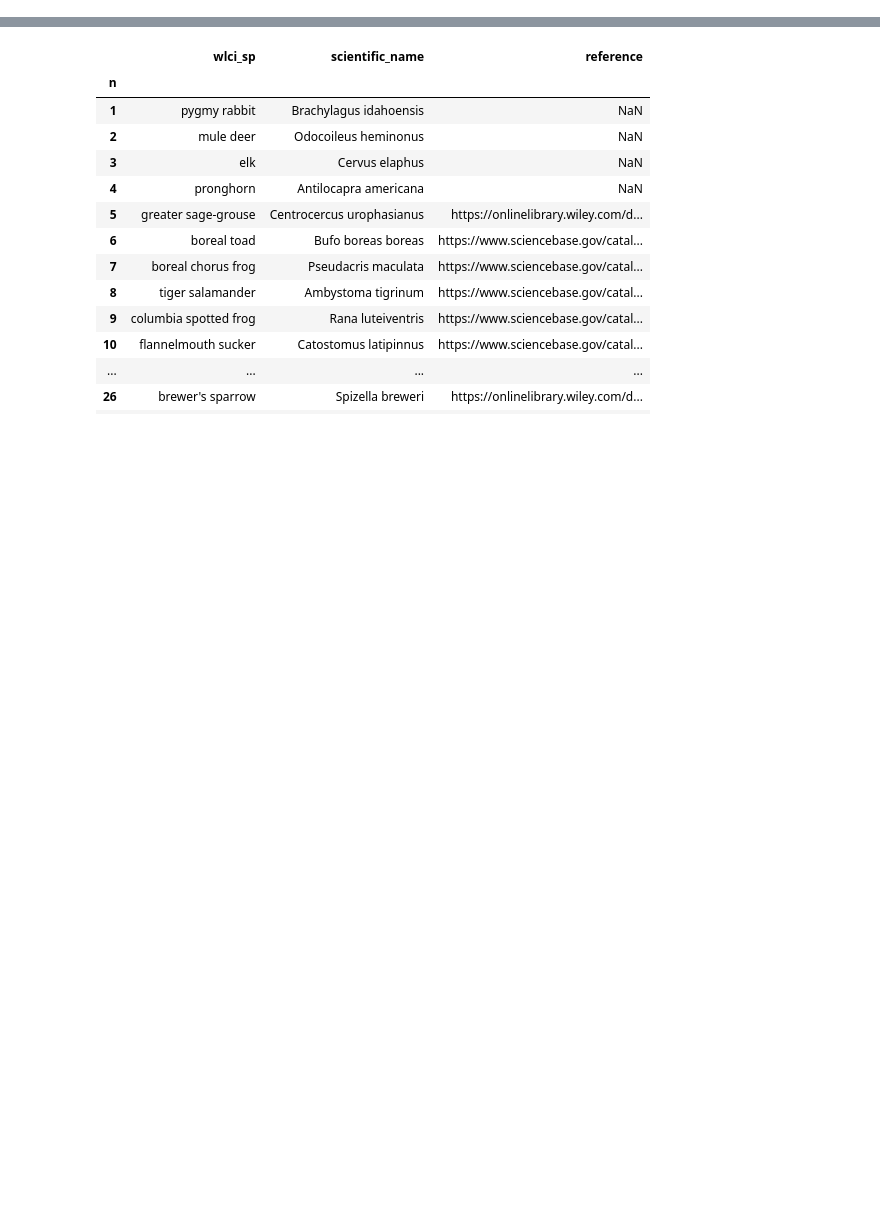
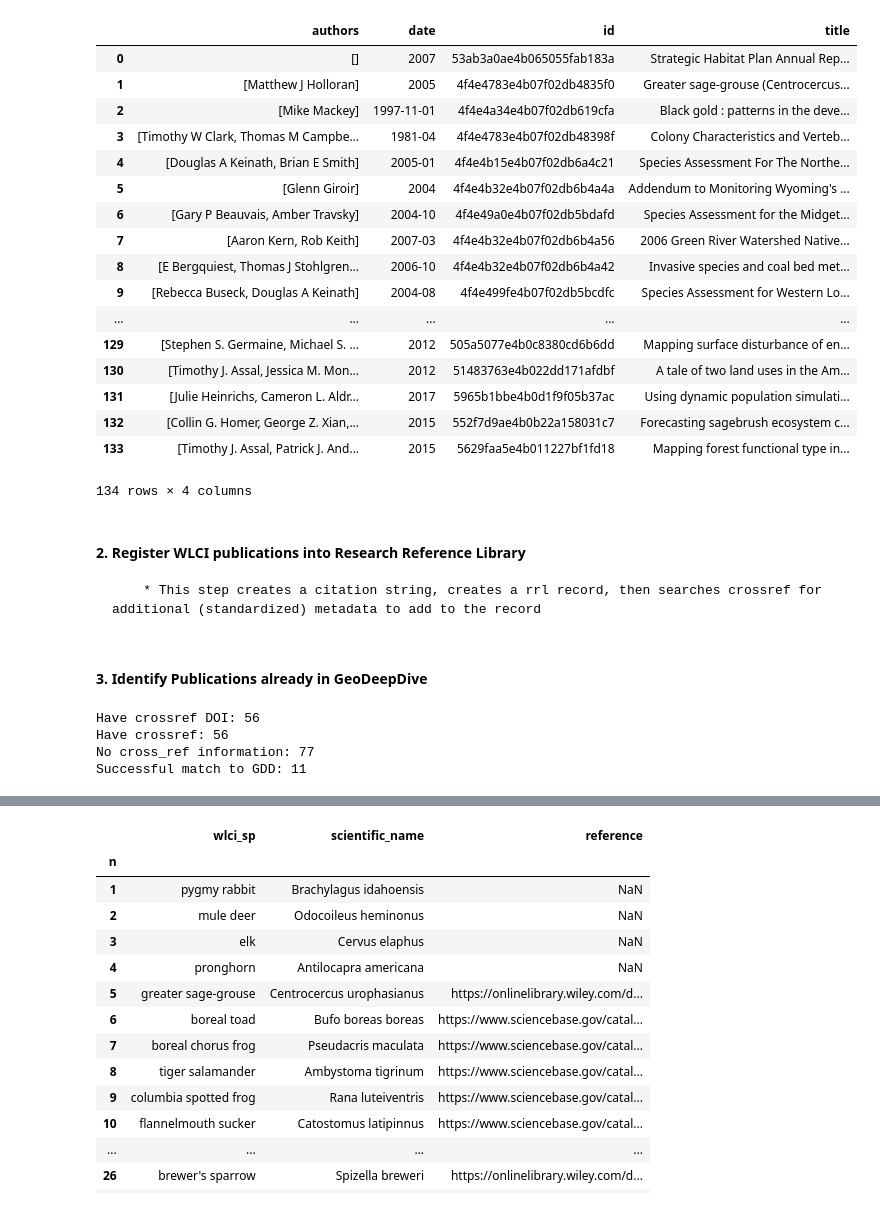
Before and after one commit to dwief-usgs/wlci-regional-to-national-exploratory-analyses, a Jupyter notebook: wlci-species-references-in-geodeepdive.ipynb, the cells around one changed output, grey strips where cells are left out. Cells and saved outputs as stored; diff of their text form; code cells hidden in the pictures; blank space fills up the shorter version.

Commit message:
update species gdd exploration

```diff
--- a/wlci-species-references-in-geodeepdive.ipynb
+++ b/wlci-species-references-in-geodeepdive.ipynb
@@ -0,0 +85,26 @@
+# %%
+#Display pub information as a pandas dataframe
+import pandas as pd
+pd.DataFrame(item_pub_info)
+# %% [output]
+|  | authors | date | id | title |
+| 0 | [] | 2007 | 53ab3a0ae4b065055fab183a | Strategic Habitat Plan Annual Rep... |
+| 1 | [Matthew J Holloran] | 2005 | 4f4e4783e4b07f02db4835f0 | Greater sage-grouse (Centrocercus... |
+| 2 | [Mike Mackey] | 1997-11-01 | 4f4e4a34e4b07f02db619cfa | Black gold : patterns in the deve... |
+| 3 | [Timothy W Clark, Thomas M Campbe... | 1981-04 | 4f4e4783e4b07f02db48398f | Colony Characteristics and Verteb... |
+| 4 | [Douglas A Keinath, Brian E Smith] | 2005-01 | 4f4e4b15e4b07f02db6a4c21 | Species Assessment For The Northe... |
+| 5 | [Glenn Giroir] | 2004 | 4f4e4b32e4b07f02db6b4a4a | Addendum to Monitoring Wyoming's ... |
+| 6 | [Gary P Beauvais, Amber Travsky] | 2004-10 | 4f4e49a0e4b07f02db5bdafd | Species Assessment for the Midget... |
+| 7 | [Aaron Kern, Rob Keith] | 2007-03 | 4f4e4b32e4b07f02db6b4a56 | 2006 Green River Watershed Native... |
+| 8 | [E Bergquiest, Thomas J Stohlgren... | 2006-10 | 4f4e4b32e4b07f02db6b4a42 | Invasive species and coal bed met... |
+| 9 | [Rebecca Buseck, Douglas A Keinath] | 2004-08 | 4f4e499fe4b07f02db5bcdfc | Species Assessment for Western Lo... |
+| ... | ... | ... | ... | ... |
+| 129 | [Stephen S. Germaine, Michael S. ... | 2012 | 505a5077e4b0c8380cd6b6dd | Mapping surface disturbance of en... |
+| 130 | [Timothy J. Assal, Jessica M. Mon... | 2012 | 51483763e4b022dd171afdbf | A tale of two land uses in the Am... |
+| 131 | [Julie Heinrichs, Cameron L. Aldr... | 2017 | 5965b1bbe4b0d1f9f05b37ac | Using dynamic population simulati... |
+| 132 | [Collin G. Homer, George Z. Xian,... | 2015 | 552f7d9ae4b0b22a158031c7 | Forecasting sagebrush ecosystem c... |
+| 133 | [Timothy J. Assal, Patrick J. And... | 2015 | 5629faa5e4b011227bf1fd18 | Mapping forest functional type in... |
+134 rows × 4 columns
+# %% [markdown]
+#### 2. Register WLCI publications into Research Reference Library
+        * This step creates a citation string, creates a rrl record, then searches crossref for additional (standardized) metadata to add to the record
@@ -0,0 +153,2 @@
+# %% [markdown]
+#### 3. Identify Publications already in GeoDeepDive
@@ -0,0 +214,11 @@
+# %%
+#Summarize number of articles having linkage to crossref, those with DOIs, those that have GDD match
+print ('Have crossref DOI: ' + str(doi_count))
+print ('Have crossref: ' + str(cross_success_ct))
+print ('No cross_ref information: ' + str(no_cross_ct))
+print ('Successful match to GDD: ' + str(len(rrl_gdd)))
+# %% [output]
+Have crossref DOI: 56
+Have crossref: 56
+No cross_ref information: 77
+Successful match to GDD: 11
```
Also changed, not shown: parts of 22 cells of this notebook.
